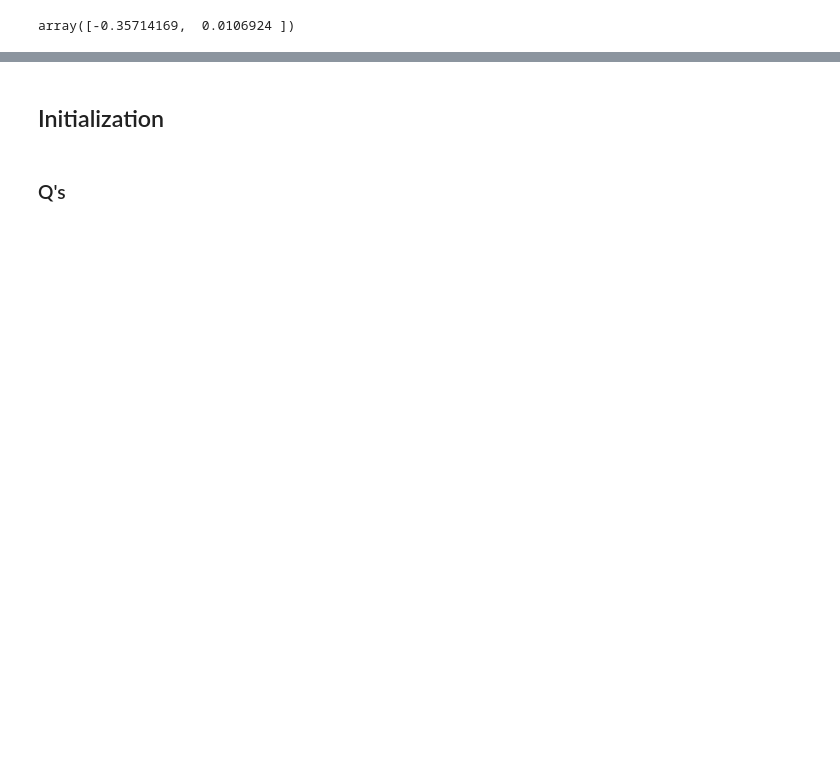
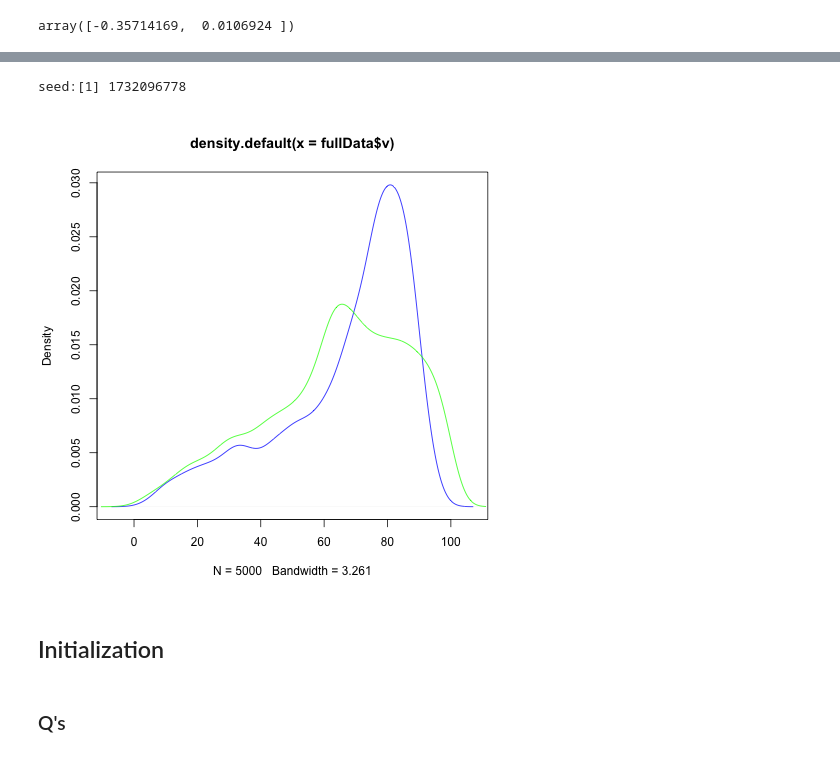
Before and after one commit to mrpozzi/Arlem, a Jupyter notebook: notebooks/harlem_demo.ipynb, the cells around one changed output, grey strips where cells are left out. Cells and saved outputs as stored; diff of their text form; code cells hidden in the pictures; blank space fills up the shorter version.

```diff
--- a/notebooks/harlem_demo.ipynb
+++ b/notebooks/harlem_demo.ipynb
@@ -81,3 +91,11 @@ array([-0.35714169,  0.0106924 ])
+# %%
+%%R
+fullData <- dataGen$simHARLEM(nrow(full_data))
+plot(density(fullData$v), col='blue')
+lines(density(full_data$v), col='green')
+# %% [output]
+seed:[1] 1732096778
+[figure, added]
 # %% [markdown]
 ## Initialization
 # %%
```
Also changed, not shown: parts of 56 cells of this notebook, 8 other files.
